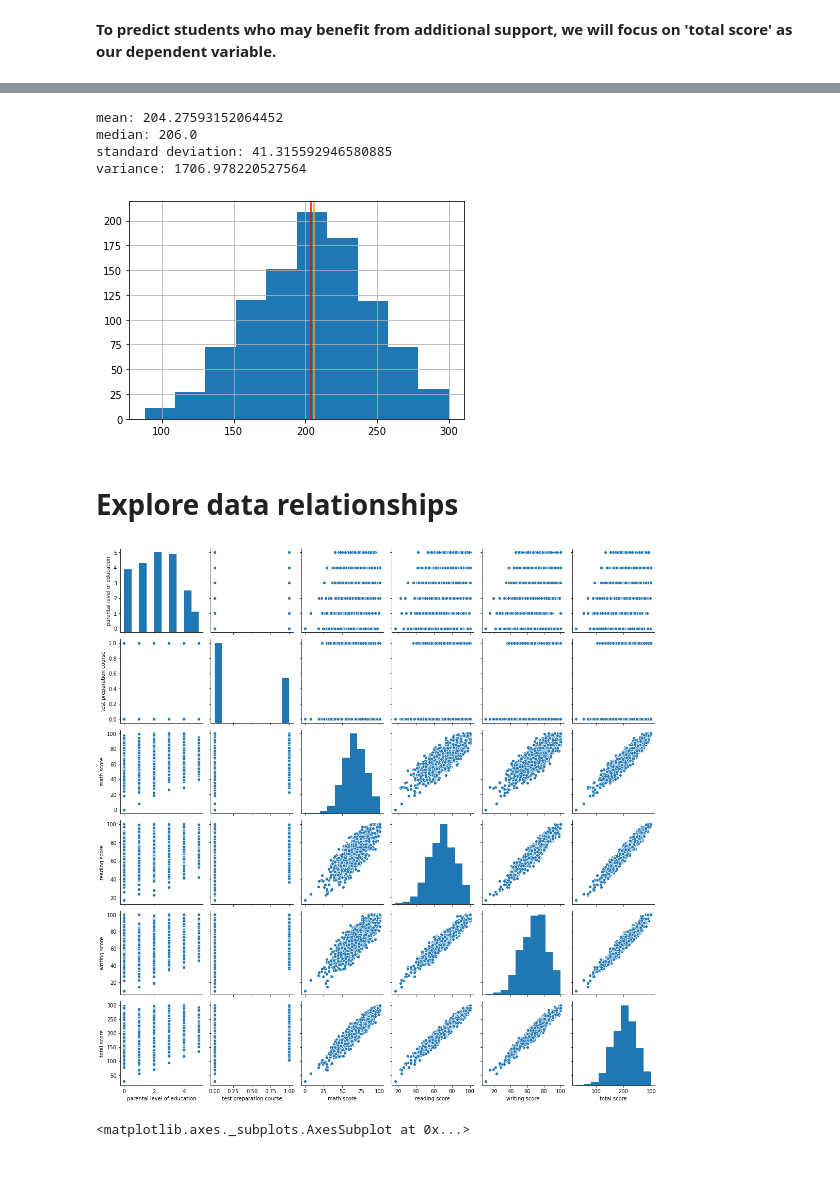
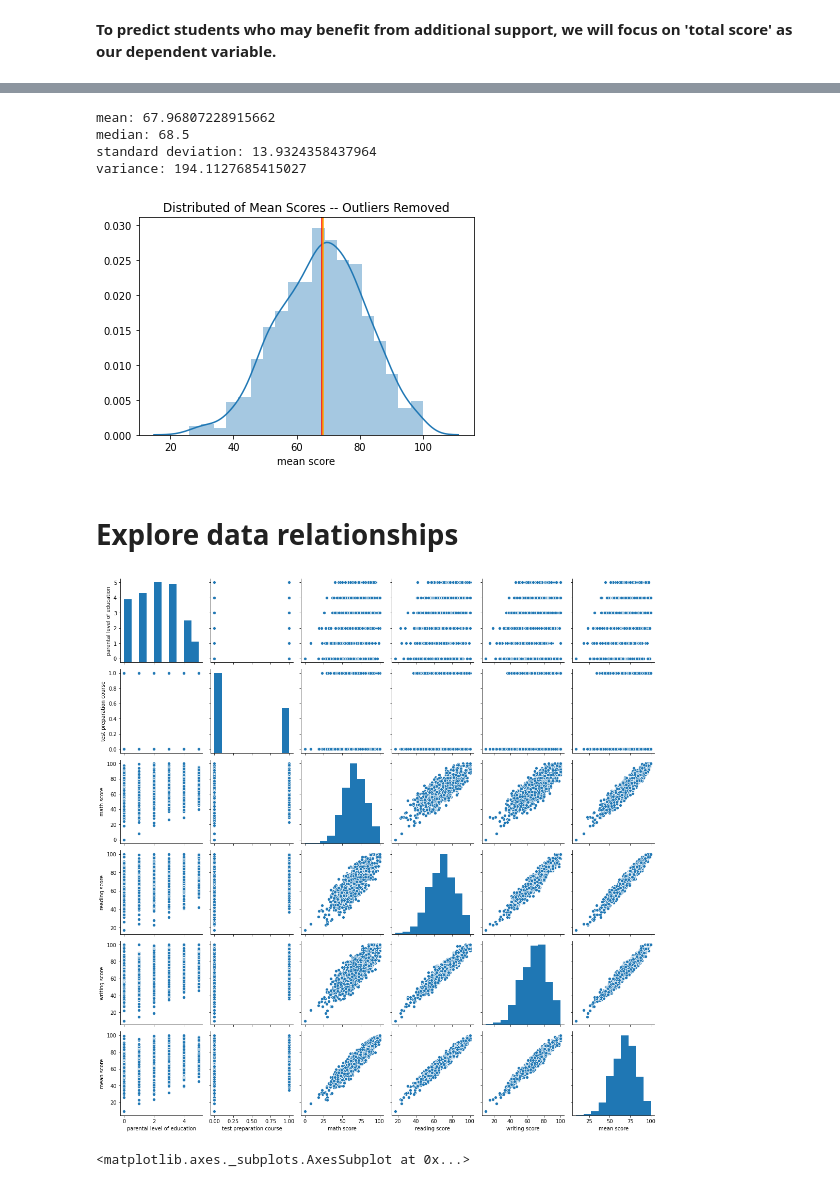
Before and after one commit to taflor/Student-Scores, a Jupyter notebook: notebooks/1.2 Exploratory Data Analysis.ipynb, the cells around one changed output, grey strips where cells are left out. Cells and saved outputs as stored; diff of their text form; code cells hidden in the pictures.

```diff
--- a/notebooks/1.2 Exploratory Data Analysis.ipynb
+++ b/notebooks/1.2 Exploratory Data Analysis.ipynb
@@ -35,7 +36,7 @@ df = pd.read_csv(parent+'/data/interim/cleaned_student_scores.csv',index_col=0)
 # %% [markdown]
 **Create Total Score Feature**
 # %%
-df['total score'] = df['math score'] + df['reading score'] + df['writing score']
+df['mean score'] = round((df['math score'] + df['reading score'] + df['writing score'])/3,1)
 # %%
 df.head()
 # %% [output]
@@ -146,7 +145,9 @@ Depending on prediction accuracy, we may revisit this step and try removing the
 from scipy import stats
 import numpy as np
 
-df_numeric = df[['reading score','writing score','math score']]
+#df_numeric = df[['reading score','writing score','math score']]
+
+df_numeric = df[['mean score']]
 
 # create array with z-scores
 z = np.abs(stats.zscore(df_numeric))
@@ -165,10 +166,9 @@ df_numeric_out.boxplot()
 # %%
 # Merge dataframes to ensure remaining data is retained
 df_NO = df_numeric_out.merge(df[['gender', 'race/ethnicity', 'parental level of education', 'lunch',
-       'test preparation course','total score']], how='left', left_index=True, right_index=True)
+       'test preparation course','math score','reading score','writing score']], how='left', left_index=True, right_index=True)
 df_NO = df_NO[['gender', 'race/ethnicity', 'parental level of education', 'lunch',
-       'test preparation course', 'math score', 'reading score',
-       'writing score', 'total score']]
+       'test preparation course','math score','reading score','writing score', 'mean score']]
 df_NO.head()
 # %% [output]
 |  | gender | race/ethnicity | parental level of education | lunch | test preparation course | math score | ... |
@@ -213,27 +215,29 @@ variance: 1829.442098098098
 # %%
-# Examine distribution of total score with outliers REMOVED
+# Examine distribution of mean score with outliers REMOVED
 
-hist = df_NO['total score'].hist()
-plt.axvline(x=df_NO['total score'].mean(), color='red')
-plt.axvline(x=df_NO['total score'].median(), color='orange')
+#hist = df_NO['mean score'].hist()
+sns.distplot(df_NO['mean score'])
+plt.title('Distributed of Mean Scores -- Outliers Removed')
+plt.axvline(x=df_NO['mean score'].mean(), color='red')
+plt.axvline(x=df_NO['mean score'].median(), color='orange')
 
-print('mean: {}'.format(df_NO['total score'].mean()))
-print('median: {}'.format(df_NO['total score'].median()))
-print('standard deviation: {}'.format(df_NO['total score'].std()))
+print('mean: {}'.format(df_NO['mean score'].mean()))
+print('median: {}'.format(df_NO['mean score'].median()))
+print('standard deviation: {}'.format(df_NO['mean score'].std()))
 import statistics
-print('variance: {}'.format(statistics.variance(df_NO['total score'])))
+print('variance: {}'.format(statistics.variance(df_NO['mean score'])))
 # %% [output]
-mean: 204.27593152064452
-median: 206.0
-standard deviation: 41.315592946580885
-variance: 1706.978220527564
+mean: 67.96807228915662
+median: 68.5
+standard deviation: 13.9324358437964
+variance: 194.1127685415027
-[figure, old version]
+[figure, new version]
 # %% [markdown]
 # Explore data relationships
 # %%
 g = sns.pairplot(df)
 # %% [output]
-[figure, old version]
+[figure, new version]
 # %%
 sns.scatterplot(x='math score',y='reading score',data=df,hue='gender',alpha=0.7)
 # %% [output]
```
Also changed, not shown: parts of 34 cells of this notebook, 4 other files.
